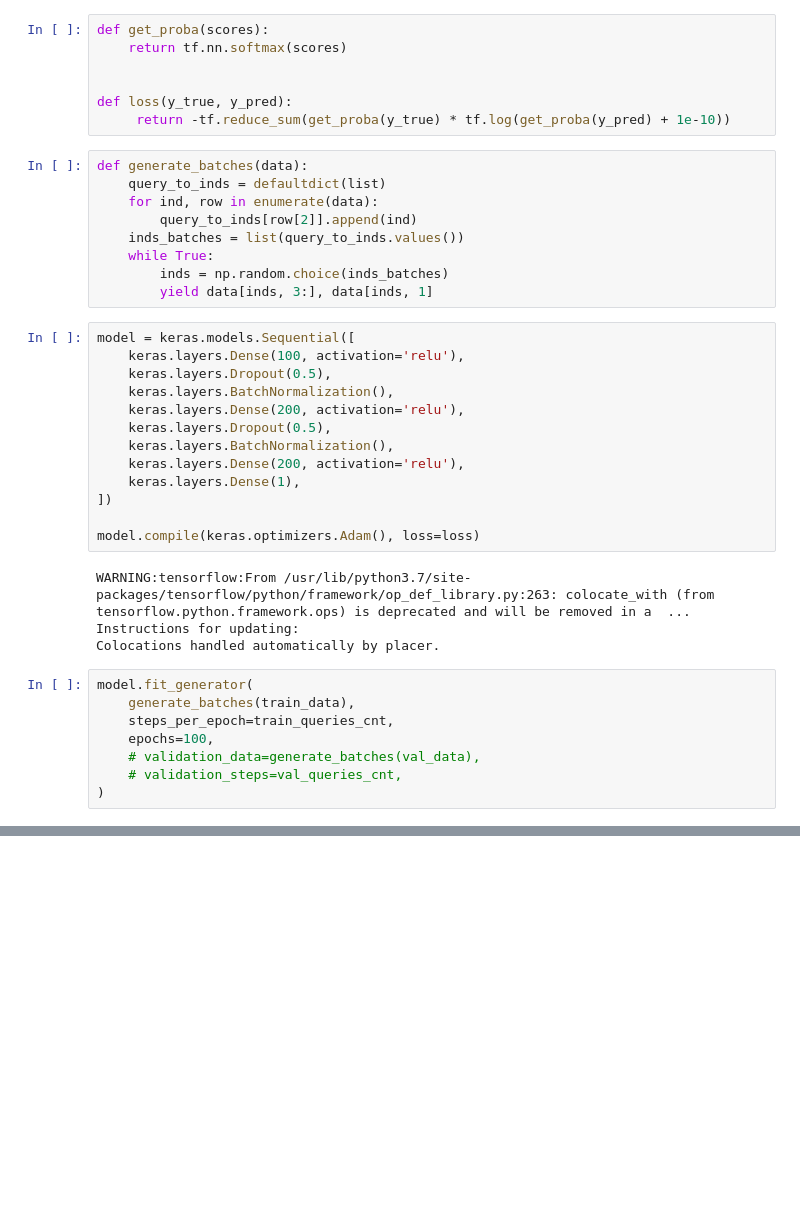
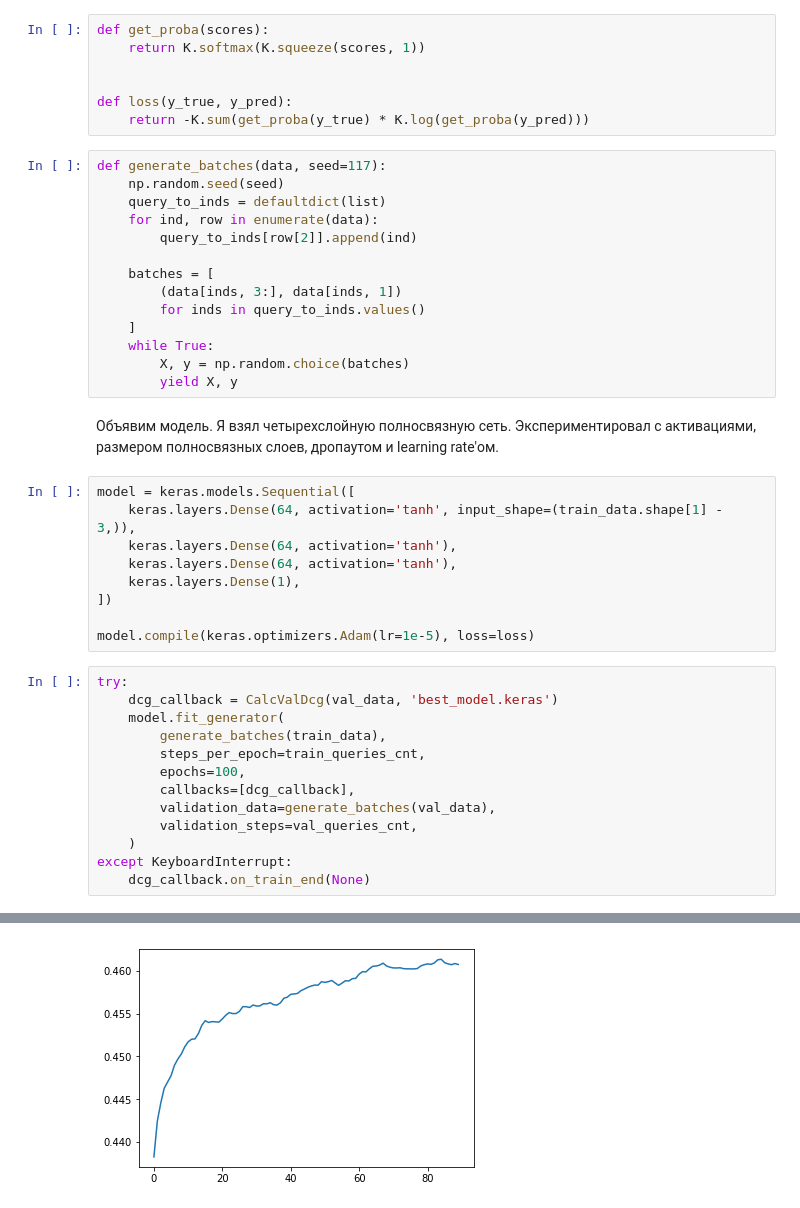
Before and after one commit to onaga1958/InformationRetrieval, a Jupyter notebook: ltr/report_ltr.ipynb, the cells around one changed output, grey strips where cells are left out. Cells and saved outputs as stored; diff of their text form; blank space fills up the shorter version.

```diff
--- a/ltr/report_ltr.ipynb
+++ b/ltr/report_ltr.ipynb
@@ -20,42 +108,46 @@ val_queries_cnt = len(np.unique(val_data[:, 2]))
 # %%
 def get_proba(scores):
-    return tf.nn.softmax(scores)
+    return K.softmax(K.squeeze(scores, 1))
 
 
 def loss(y_true, y_pred):
-     return -tf.reduce_sum(get_proba(y_true) * tf.log(get_proba(y_pred) + 1e-10))
+    return -K.sum(get_proba(y_true) * K.log(get_proba(y_pred)))
 # %%
-def generate_batches(data):
+def generate_batches(data, seed=117):
+    np.random.seed(seed)
     query_to_inds = defaultdict(list)
     for ind, row in enumerate(data):
         query_to_inds[row[2]].append(ind)
-    inds_batches = list(query_to_inds.values())
+
+    batches = [
+        (data[inds, 3:], data[inds, 1])
+        for inds in query_to_inds.values()
+    ]
     while True:
-        inds = np.random.choice(inds_batches)
-        yield data[inds, 3:], data[inds, 1]
+        X, y = np.random.choice(batches)
+        yield X, y
+# %% [markdown]
+Объявим модель. Я взял четырехслойную полносвязную сеть. Экспериментировал с активациями, размером полносвязных слоев, дропаутом и learning rate'ом.
 # %%
 model = keras.models.Sequential([
-    keras.layers.Dense(100, activation='relu'),
-    keras.layers.Dropout(0.5),
-    keras.layers.BatchNormalization(),
-    keras.layers.Dense(200, activation='relu'),
-    keras.layers.Dropout(0.5),
-    keras.layers.BatchNormalization(),
-    keras.layers.Dense(200, activation='relu'),
+    keras.layers.Dense(64, activation='tanh', input_shape=(train_data.shape[1] - 3,)),
+    keras.layers.Dense(64, activation='tanh'),
+    keras.layers.Dense(64, activation='tanh'),
     keras.layers.Dense(1),
 ])
 
-model.compile(keras.optimizers.Adam(), loss=loss)
+model.compile(keras.optimizers.Adam(lr=1e-5), loss=loss)
-# %% [output]
-WARNING:tensorflow:From /usr/lib/python3.7/site-packages/tensorflow/python/framework/op_def_library.py:263: colocate_with (from tensorflow.python.framework.ops) is deprecated and will be removed in a  ...
-Instructions for updating:
-Colocations handled automatically by placer.
 # %%
-model.fit_generator(
-    generate_batches(train_data),
-    steps_per_epoch=train_queries_cnt,
-    epochs=100,
-    # validation_data=generate_batches(val_data),
-    # validation_steps=val_queries_cnt,
-)
+try:
+    dcg_callback = CalcValDcg(val_data, 'best_model.keras')
+    model.fit_generator(
+        generate_batches(train_data),
+        steps_per_epoch=train_queries_cnt,
+        epochs=100,
+        callbacks=[dcg_callback],
+        validation_data=generate_batches(val_data),
+        validation_steps=val_queries_cnt,
+    )
+except KeyboardInterrupt:
+    dcg_callback.on_train_end(None)
 # %% [output]
@@ -62,0 +171 @@ RuntimeError: You must compile your model before using it.
+[figure, added]
```
Also changed, not shown: parts of 17 cells of this notebook.
